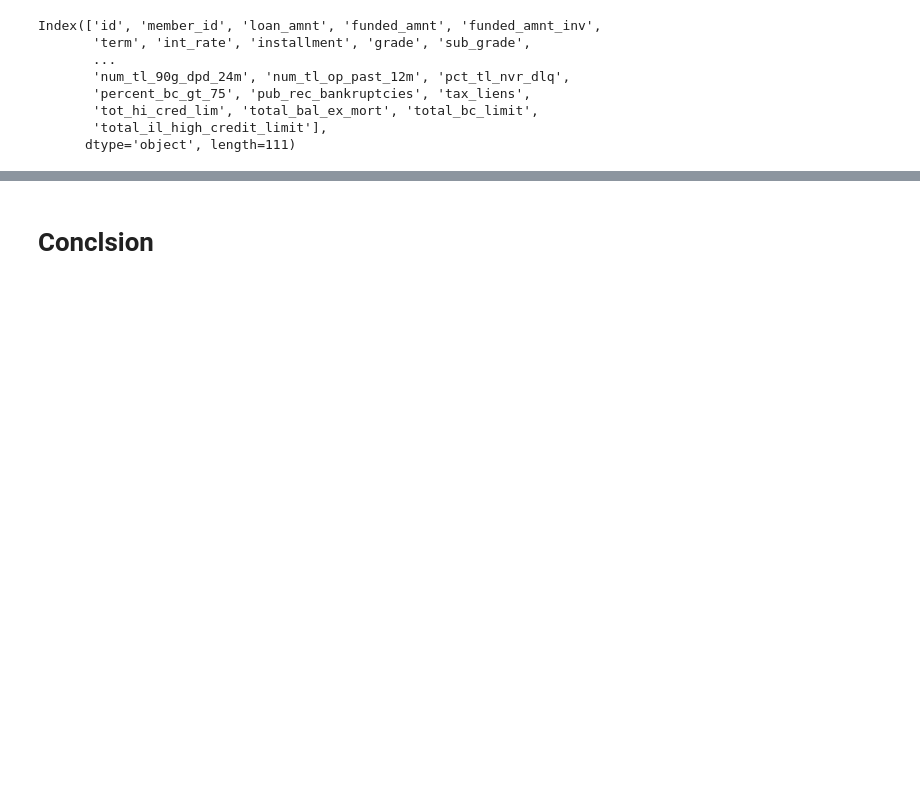
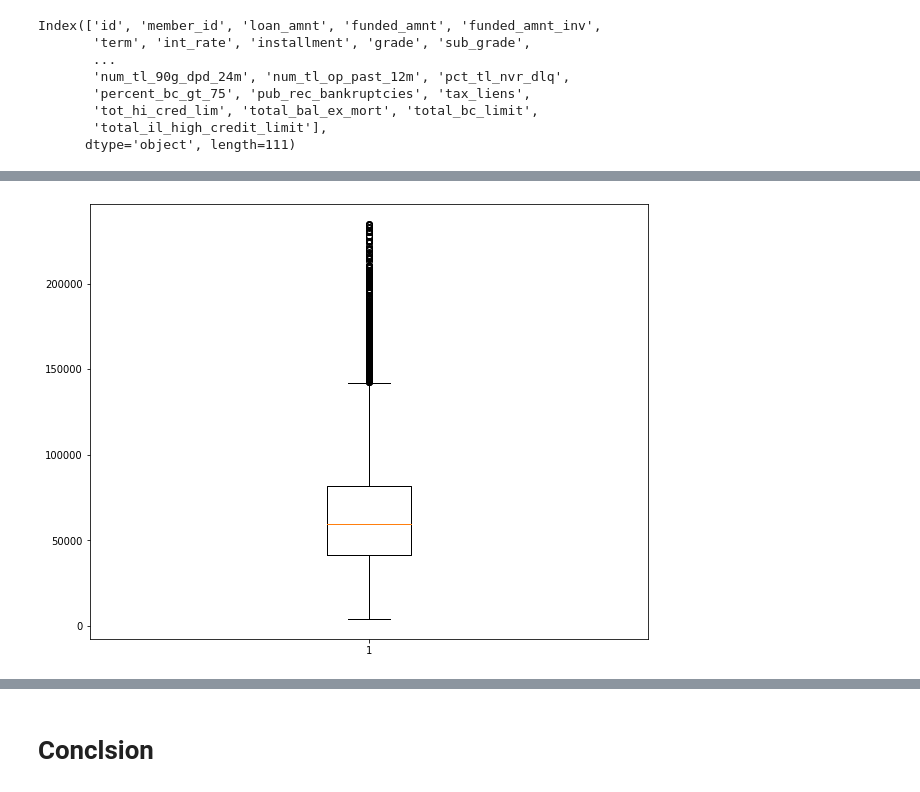
Before and after one commit to ShruthiNandakumar/LendingClubCaseStudy, a Jupyter notebook: LendingLoans.ipynb, the cells around one changed output, grey strips where cells are left out. Drawn from its saved outputs; the diff is of its cells as text; code cells hidden in the pictures; blank space fills up the shorter version.

```diff
--- a/LendingLoans.ipynb
+++ b/LendingLoans.ipynb
@@ -170,0 +521,2 @@ dtype: int64
+# %%
+df_ann_inc1 = columns_dropped_data3[columns_dropped_data3.annual_inc <= 234999.36]
@@ -170,0 +535,6 @@ dtype: int64
+# %%
+plt.figure(figsize=[10,8])
+plt.boxplot(df_ann_inc1.annual_inc)
+plt.show()
+# %% [output]
+[figure, added]
```
Also changed, not shown: parts of 67 cells of this notebook.
